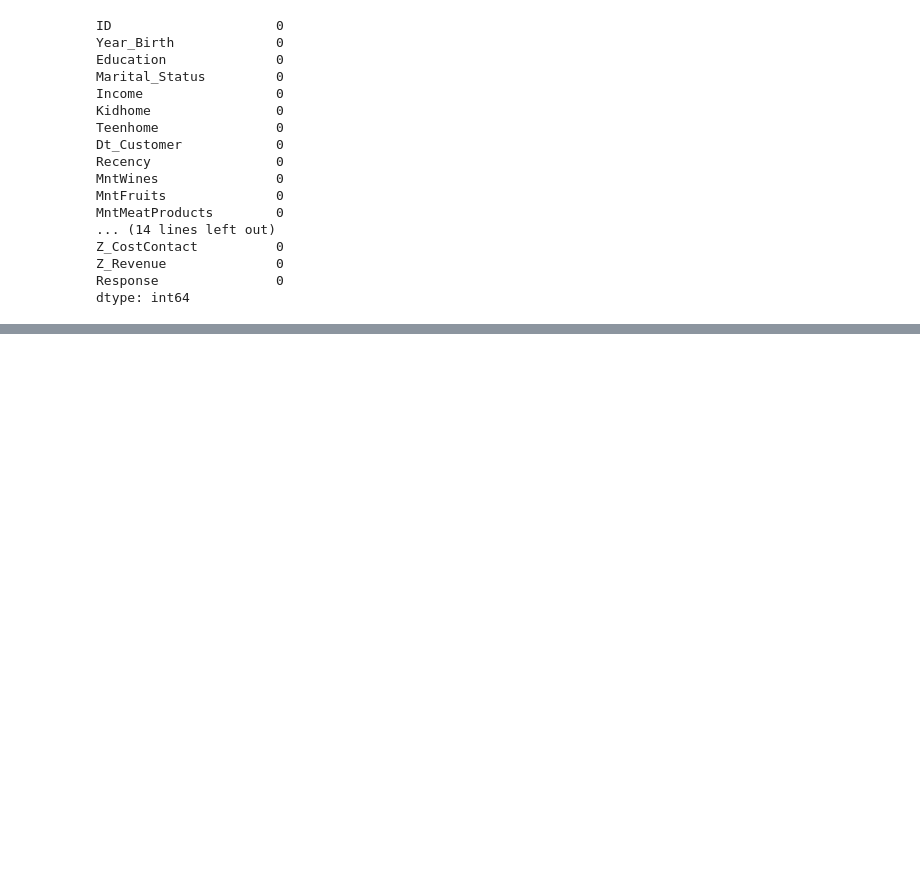
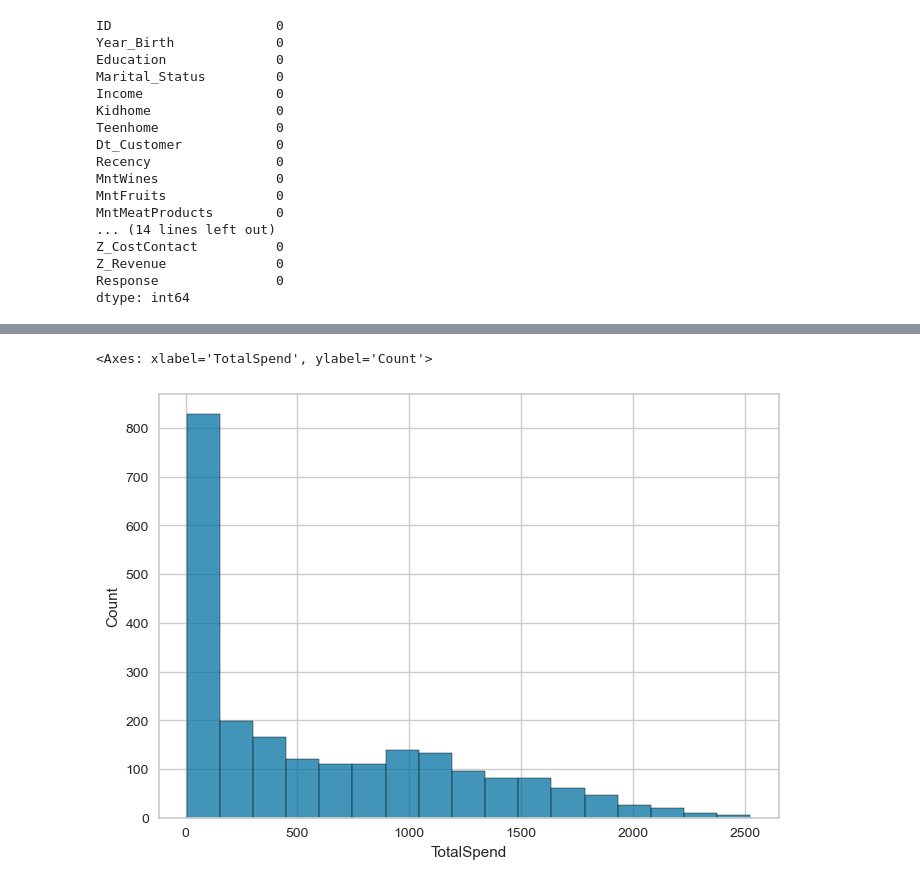
Before and after one commit to Samargithubb/Customer-Personality-Analysis, a Jupyter notebook: CPA EDA.ipynb, the cells around one changed output, grey strips where cells are left out. Saved outputs shown, nothing was run; the diff lists cells and outputs as text; code cells hidden in the pictures; blank space fills up the shorter version.

```diff
--- a/CPA EDA.ipynb
+++ b/CPA EDA.ipynb
@@ -186,0 +226,6 @@ df.drop(columns=cols, inplace =True)
+# %%
+#check the distribution of amount spent and it seems skewed
+sns.histplot(df.TotalSpend)
+# %% [output]
+<Axes: xlabel='TotalSpend', ylabel='Count'>
+[figure, added]
```
Also changed, not shown: parts of 109 cells of this notebook, 2 other files.
